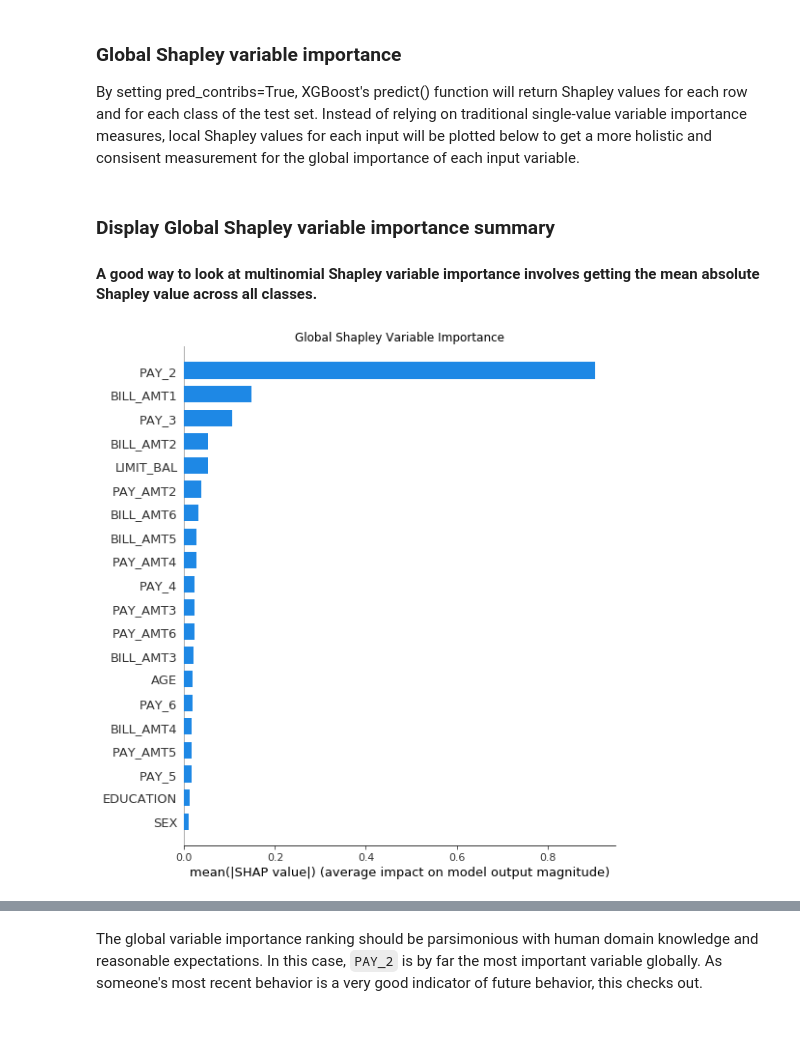
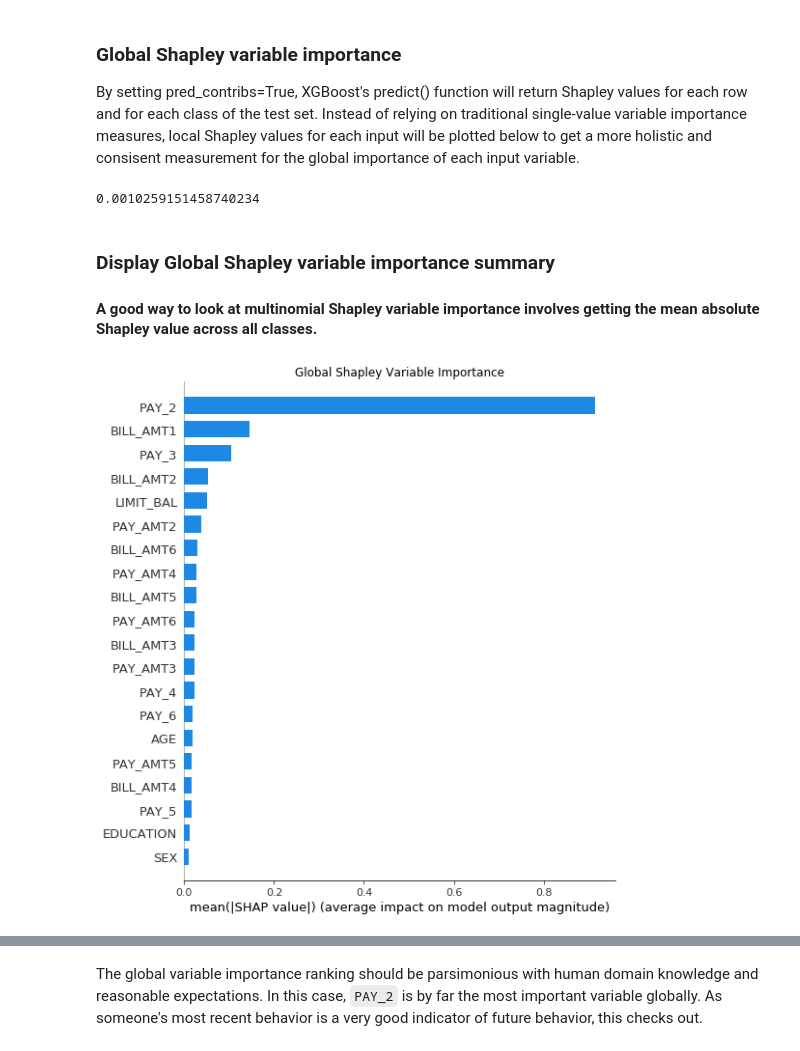
Before and after one commit to navdeep-G/interpretable-ml, a Jupyter notebook: notebooks/credit/multinomial/xgb_credit_multinomial_shap_pdp_ice.ipynb, the cells around one changed output, grey strips where cells are left out. Drawn from its saved outputs; the diff is of its cells as text; code cells hidden in the pictures.

```diff
--- a/notebooks/credit/multinomial/xgb_credit_multinomial_shap_pdp_ice.ipynb
+++ b/notebooks/credit/multinomial/xgb_credit_multinomial_shap_pdp_ice.ipynb
@@ -201,3 +270,11 @@ shap_values = xgb_model.predict(dtest, pred_contribs=True)
+# %%
+import time
+t0 = time.time()
+shap_values2 = xgb_model.predict(dtest, pred_contribs=False)
+t1 = time.time()
+print(t1 - t0)
+# %% [output]
+0.0010259151458740234
 # %% [markdown]
 ### Display Global Shapley variable importance summary
 
@@ -205,15 +282,15 @@ shap_values = xgb_model.predict(dtest, pred_contribs=True)
 # %%
 #Set all shapley values to their absolute value
 shap_values_abs = np.absolute(shap_values[:,:,:-1])
 
 #Plot mean absolute shapley across all classes for global shapley variable importance
-plt.title("Global Shapley Variable Importance")
-shap.summary_plot(shap_values_abs.mean(axis=1), test[xgb_model.feature_names], plot_type="bar", show=False)
-plt.savefig('./images/global_shapley.png',bbox_inches='tight')
-plt.close()
+# plt.title("Global Shapley Variable Importance")
+# shap.summary_plot(shap_values_abs.mean(axis=1), test[xgb_model.feature_names], plot_type="bar", show=False)
+# plt.savefig('./images/global_shapley.png',bbox_inches='tight')
+# plt.close()
 
 #To show in notebook
 plt.title("Global Shapley Variable Importance")
 shap.summary_plot(shap_values_abs.mean(axis=1), test[xgb_model.feature_names], plot_type="bar")
 # %% [output]
-[figure, old version]
+[figure, new version]
```
Also changed, not shown: parts of 26 cells of this notebook.
